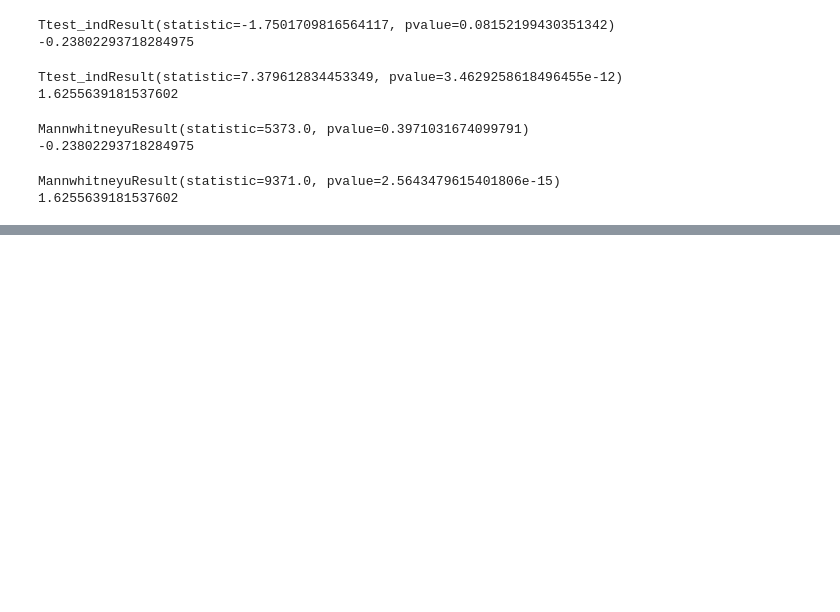
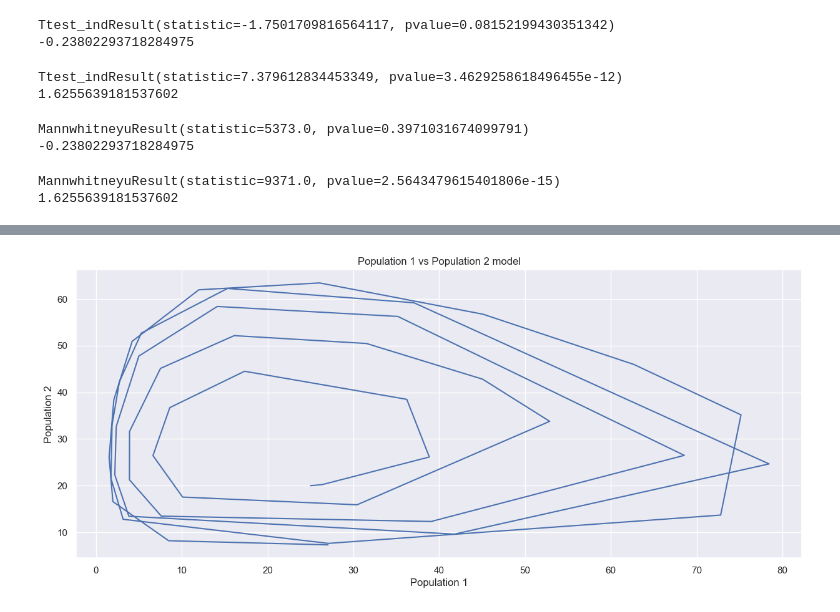
Before and after one commit to hrelosim/AM170B_Spring23, a Jupyter notebook: AM170B_hw1_lab.ipynb, the cells around one changed output, grey strips where cells are left out. Cells and saved outputs as stored; diff of their text form; code cells hidden in the pictures; blank space fills up the shorter version.

```diff
--- a/AM170B_hw1_lab.ipynb
+++ b/AM170B_hw1_lab.ipynb
@@ -276,0 +316,8 @@ print(ydot)
+# %%
+#plotted against each other
+plt.xlabel('Population 1')
+plt.ylabel('Population 2')
+plt.title('Population 1 vs Population 2 model')
+plt.plot(s.y[0],s.y[1], label='Pop 1');
+# %% [output]
+[figure, added]
```
Also changed, not shown: parts of 10 cells of this notebook.
